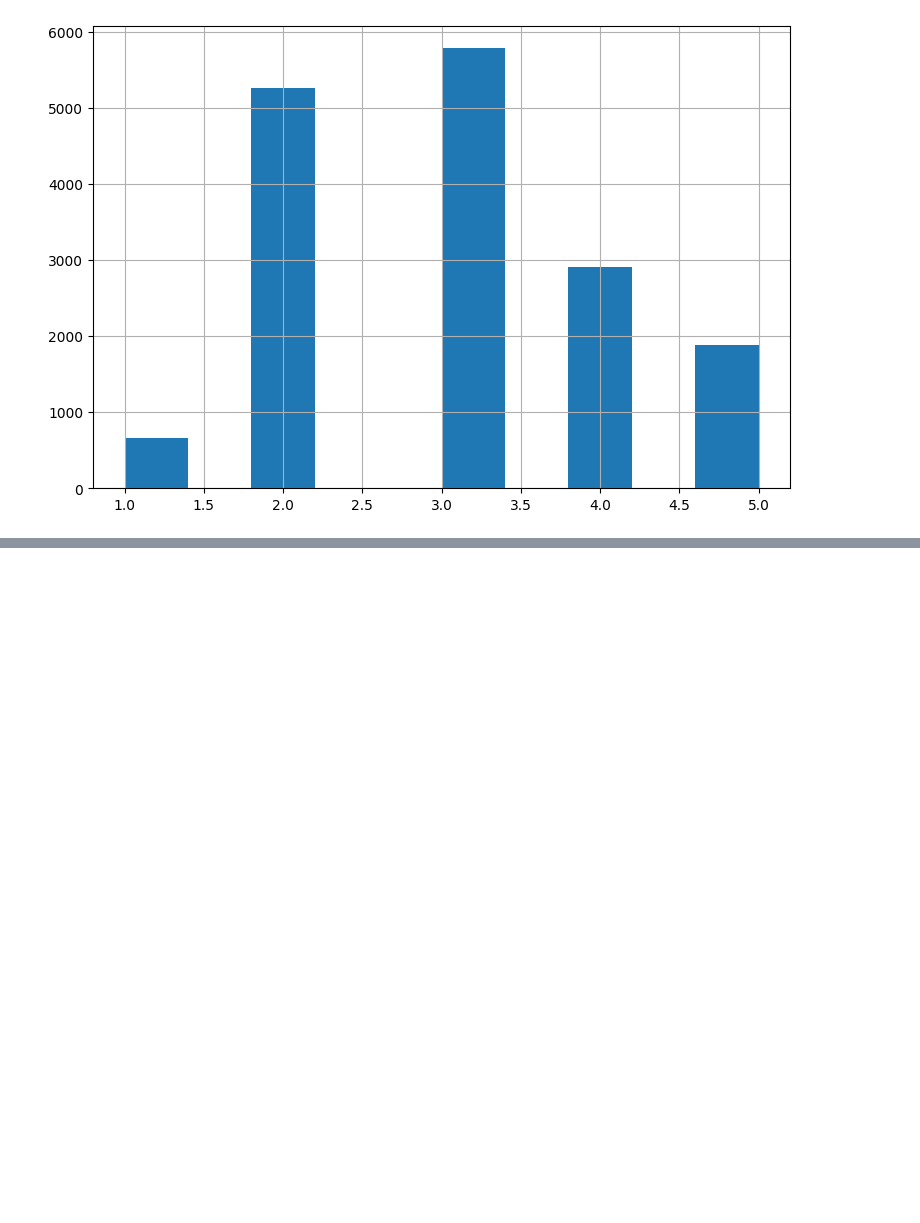
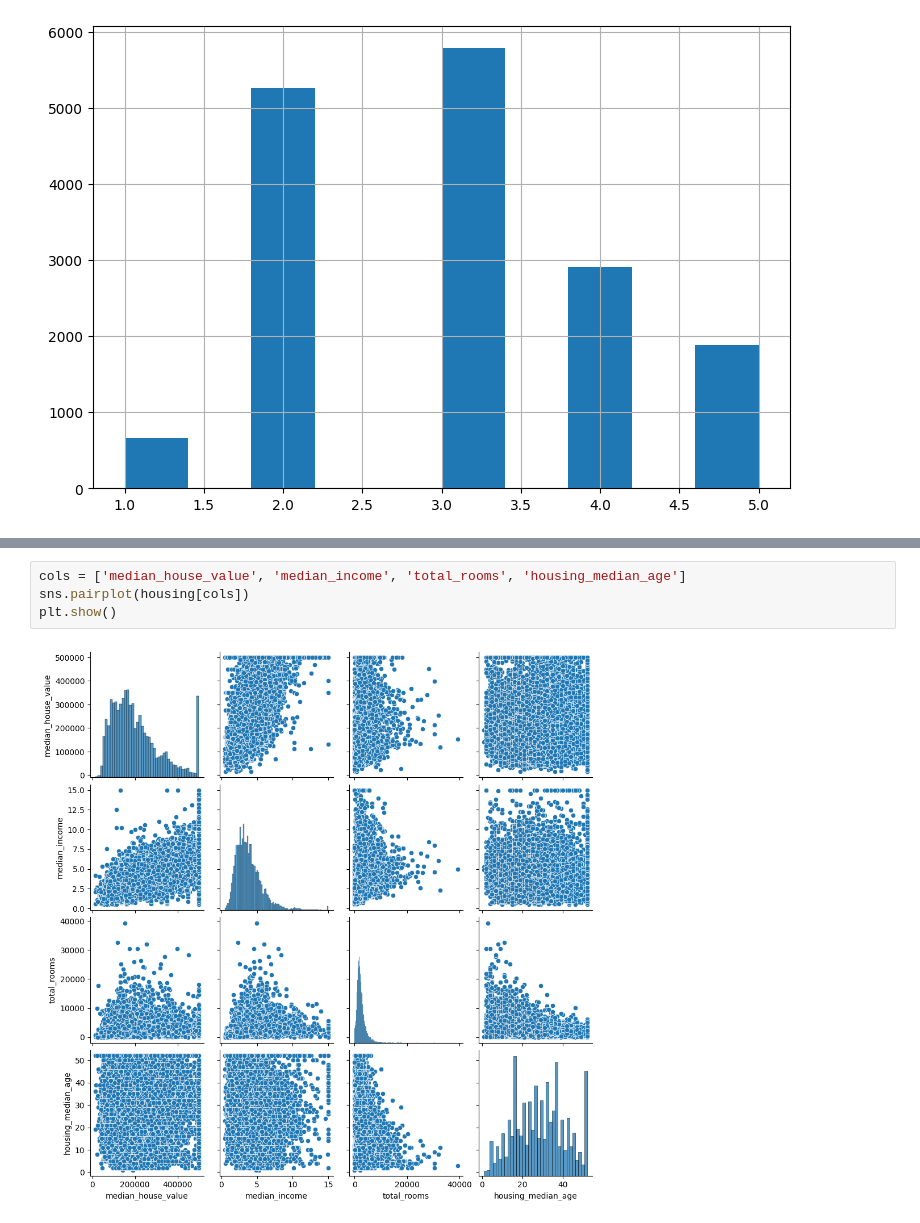
Before and after one commit to alishermutalov/ML-learning, a Jupyter notebook: First_ML_Project.ipynb, the cells around one changed output, grey strips where cells are left out. Cells and saved outputs as stored; diff of their text form; blank space fills up the shorter version.

```diff
--- a/First_ML_Project.ipynb
+++ b/First_ML_Project.ipynb
@@ -79,0 +114,6 @@ plt.show()
+# %%
+cols = ['median_house_value', 'median_income', 'total_rooms', 'housing_median_age']
+sns.pairplot(housing[cols])
+plt.show()
+# %% [output]
+[figure, added]
```
Also changed, not shown: parts of 17 cells of this notebook.
